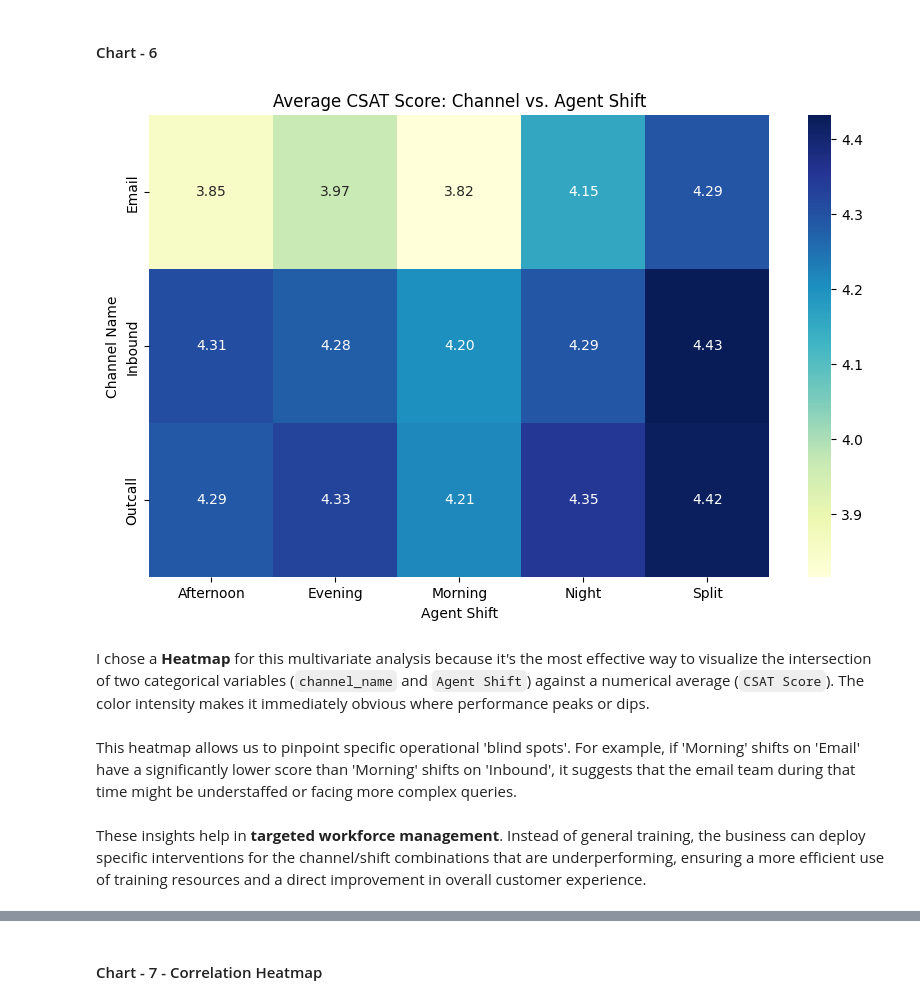
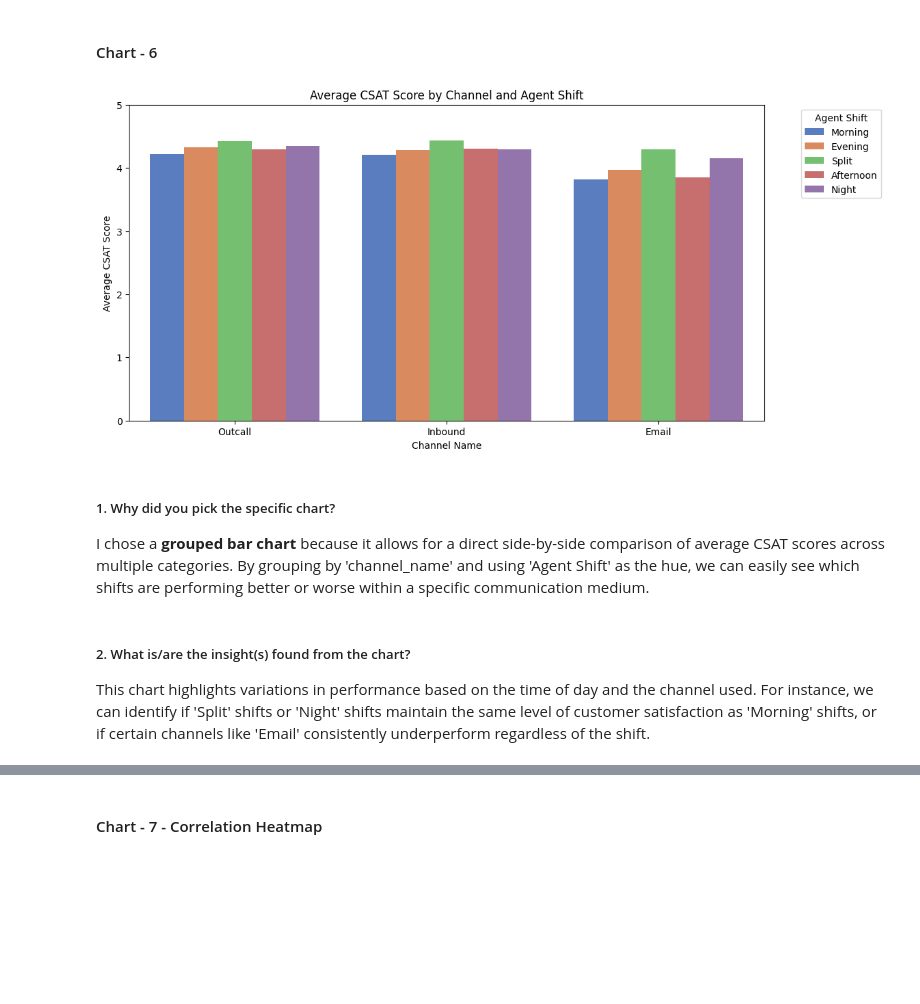
Before and after one commit to amol004/E-Commerce-Customer-Satisfaction-Score-Prediction-Deep-Learning, a Jupyter notebook: E_Commerce_Customer_Satisfaction_Score_Prediction.ipynb, the cells around one changed output, grey strips where cells are left out. Cells and saved outputs as stored; diff of their text form; code cells hidden in the pictures; blank space fills up the shorter version.

```diff
--- a/E_Commerce_Customer_Satisfaction_Score_Prediction.ipynb
+++ b/E_Commerce_Customer_Satisfaction_Score_Prediction.ipynb
@@ -473,20 +473,20 @@ These insights can drive a positive business impact by setting Service Level Agr
 # %% [markdown]
 #### Chart - 6
 # %%
-# Chart - 6: Multivariate Analysis - CSAT Score by Channel and Shift
-pivot_table = df.pivot_table(values='CSAT Score', index='channel_name', columns='Agent Shift', aggfunc='mean')
-
-plt.figure(figsize=(10, 6))
-sns.heatmap(pivot_table, annot=True, cmap='YlGnBu', fmt='.2f')
-plt.title('Average CSAT Score: Channel vs. Agent Shift')
-plt.xlabel('Agent Shift')
-plt.ylabel('Channel Name')
+# Chart - 6: Multivariate Analysis - CSAT Score by Channel and Shift (Grouped Bar Chart)
+plt.figure(figsize=(12, 6))
+sns.barplot(x='channel_name', y='CSAT Score', hue='Agent Shift', data=df, palette='muted', ci=None)
+plt.title('Average CSAT Score by Channel and Agent Shift')
+plt.xlabel('Channel Name')
+plt.ylabel('Average CSAT Score')
+plt.legend(title='Agent Shift', bbox_to_anchor=(1.05, 1), loc='upper left')
+plt.ylim(0, 5)
 plt.show()
 # %% [output]
-[figure, old version]
+[figure, new version]
-# %% [markdown]
-I chose a **Heatmap** for this multivariate analysis because it's the most effective way to visualize the intersection of two categorical variables (`channel_name` and `Agent Shift`) against a numerical average (`CSAT Score`). The color intensity makes it immediately obvious where performance peaks or dips.
-# %% [markdown]
-This heatmap allows us to pinpoint specific operational 'blind spots'. For example, if 'Morning' shifts on 'Email' have a significantly lower score than 'Morning' shifts on 'Inbound', it suggests that the email team during that time might be understaffed or facing more complex queries.
-# %% [markdown]
-These insights help in **targeted workforce management**. Instead of general training, the business can deploy specific interventions for the channel/shift combinations that are underperforming, ensuring a more efficient use of training resources and a direct improvement in overall customer experience.
+# %% [markdown]
+##### 1. Why did you pick the specific chart?
+I chose a **grouped bar chart** because it allows for a direct side-by-side comparison of average CSAT scores across multiple categories. By grouping by 'channel_name' and using 'Agent Shift' as the hue, we can easily see which shifts are performing better or worse within a specific communication medium.
+# %% [markdown]
+##### 2. What is/are the insight(s) found from the chart?
+This chart highlights variations in performance based on the time of day and the channel used. For instance, we can identify if 'Split' shifts or 'Night' shifts maintain the same level of customer satisfaction as 'Morning' shifts, or if certain channels like 'Email' consistently underperform regardless of the shift.
```
Also changed, not shown: parts of 1 cell of this notebook.
